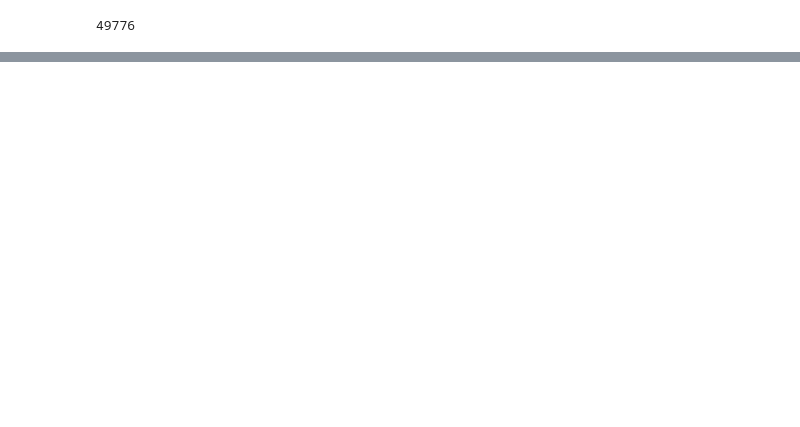
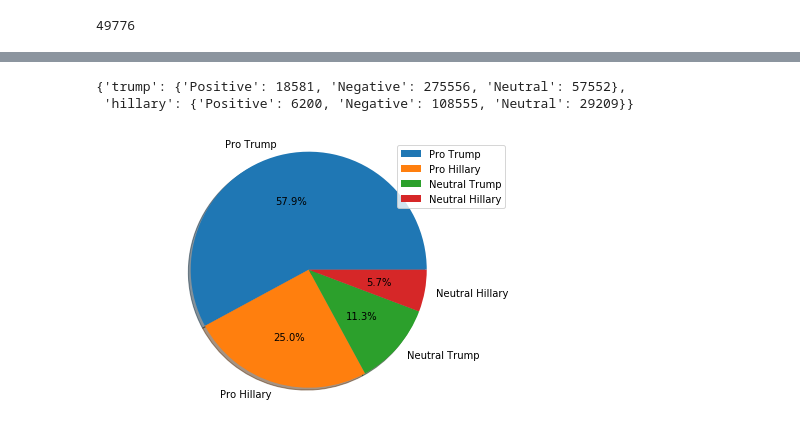
Before and after one commit to maxcrous/Elections_Twitter_Project, a Jupyter notebook: week3_4_assignment_albert.ipynb, the cells around one changed output, grey strips where cells are left out. Cells and saved outputs as stored; diff of their text form; code cells hidden in the pictures; blank space fills up the shorter version.

```diff
--- a/week3_4_assignment_albert.ipynb
+++ b/week3_4_assignment_albert.ipynb
@@ -807,0 +812,35 @@ sumEmptyTweets
+# %%
+mapSentimentToCandidate = {'trump': {'Positive':0, 'Negative':0, 'Neutral':0}, 'hillary':{'Positive':0, 'Negative':0, 'Neutral':0}}
+
+for i, tweet in enumerate(tweets_data):
+    if tweet['cleaned_text'] == "":
+        continue
+    candidate = tweet['talk']
+    sentiment = tweet['sentiment']
+
+    if candidate not in mapSentimentToCandidate:
+        continue
+    mapSentimentToCandidate[candidate][sentiment] += 1
+
+mapSentimentToCandidate
+# %% [output]
+{'trump': {'Positive': 18581, 'Negative': 275556, 'Neutral': 57552},
+ 'hillary': {'Positive': 6200, 'Negative': 108555, 'Neutral': 29209}}
+# %%
+TOTAL = sum(mapSentimentToCandidate['trump'].values())+sum(mapSentimentToCandidate['hillary'].values())
+
+labels = ['Pro Trump', 'Pro Hillary', 'Neutral Trump', 'Neutral Hillary']
+sizes = [
+    (mapSentimentToCandidate['trump']['Positive']+mapSentimentToCandidate['trump']['Negative'])/TOTAL,
+         (mapSentimentToCandidate['trump']['Positive']+mapSentimentToCandidate['hillary']['Negative'])/TOTAL,
+    mapSentimentToCandidate['trump']['Neutral']/TOTAL,
+    mapSentimentToCandidate['hillary']['Neutral']/TOTAL
+        ]
+pie = plt.pie(sizes, labels=labels, shadow=True, autopct='%1.1f%%')
+plt.legend(pie[0], labels, loc="best")
+
+plt.axis('equal')
+plt.tight_layout()
+plt.show()
+# %% [output]
+[figure, added]
```
Also changed, not shown: parts of 3 cells of this notebook, 1 other file.
